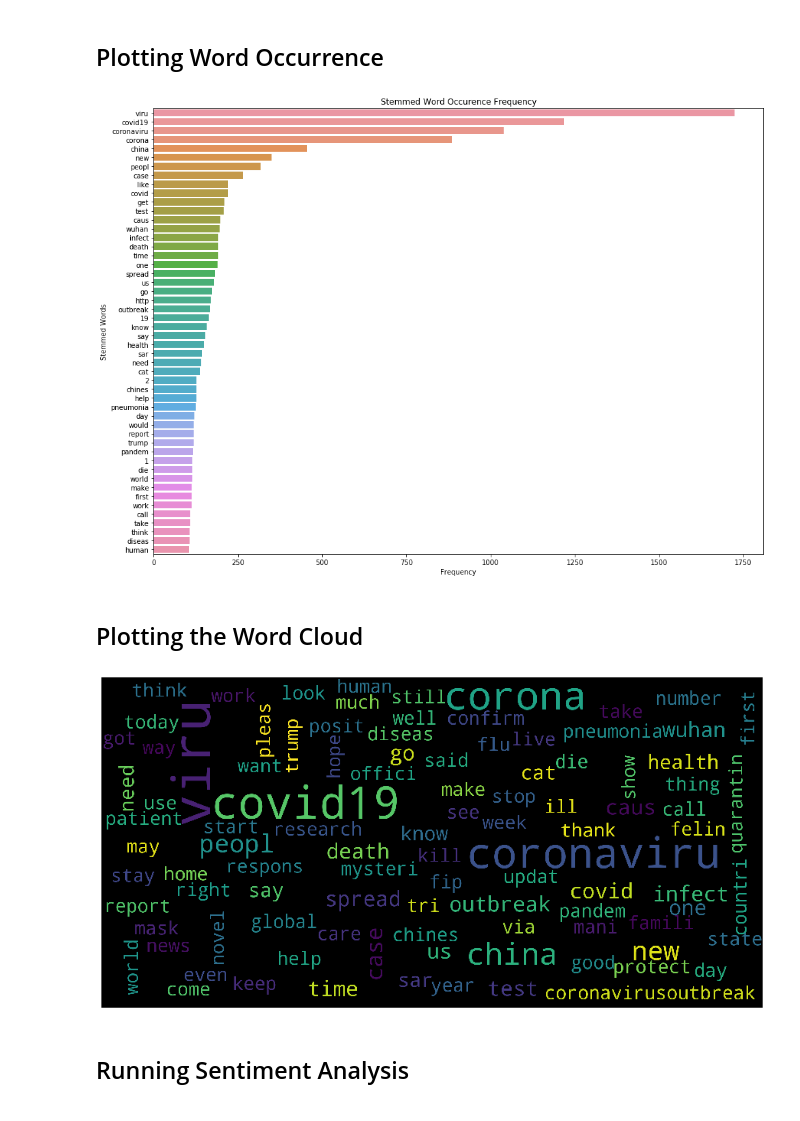
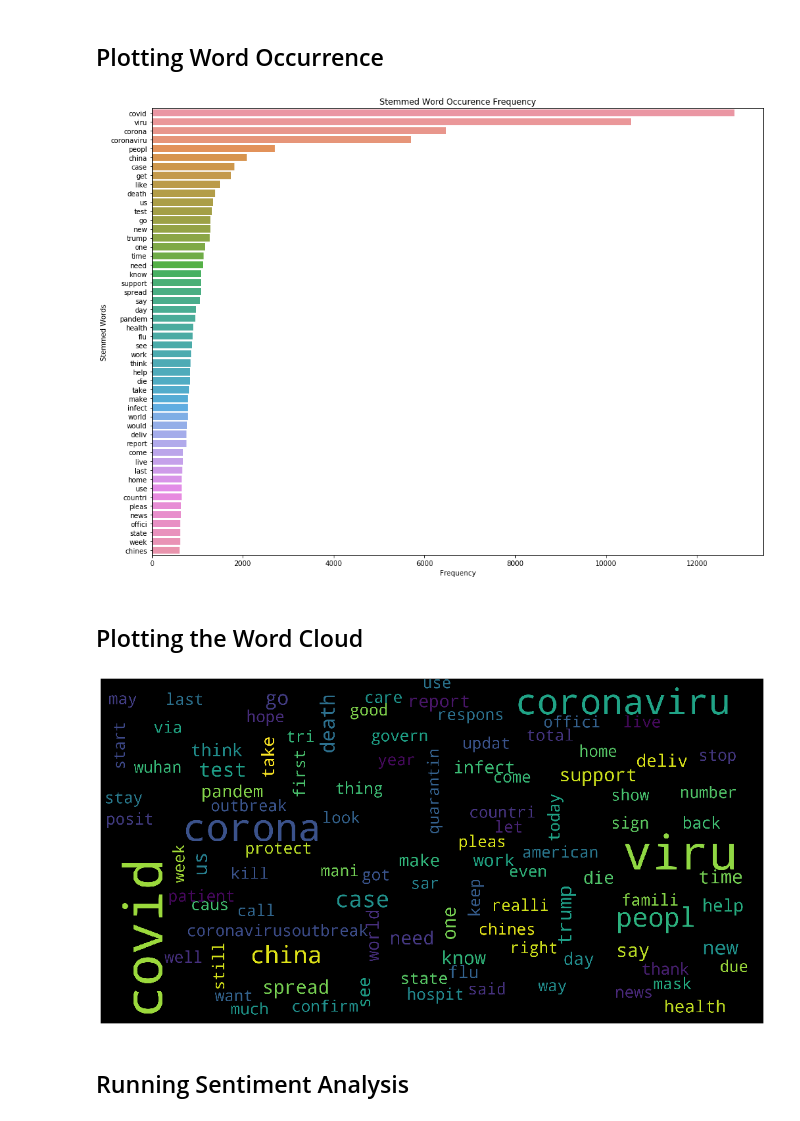
Before and after one commit to camadi/Sentiment_Analysis_Covid-19_Tweets, a Jupyter notebook: Twitter Sentiment Analysis/twitter_sentiment_analysis.ipynb, the cells around one changed output. Saved outputs shown, nothing was run; the diff lists cells and outputs as text; code cells hidden in the pictures.

```diff
--- a/Twitter Sentiment Analysis/twitter_sentiment_analysis.ipynb
+++ b/Twitter Sentiment Analysis/twitter_sentiment_analysis.ipynb
@@ -85,5 +85,6 @@ tweets.head(10)
 10 rows × 21 columns
 # %%
 #Extract language of each tweet
-#tweets['language'] = tweets['text'].apply(cld3.get_language).map(lambda x: x[0])
-cld3.get_language(tweets['text'].iloc[3])
+tweets['text'] = tweets['text'].apply(lambda x:str(x)) #remove floats
+
+tweets['language'] = tweets['text'].apply(cld3.get_language).map(lambda x: x[0]) #Get the language of each tweet
@@ -120,7 +137,8 @@ stop = stopwords.words('english')
 def preprocess(text):
     text = text.lower()
     text = re.sub(r'\s{2,}', ' ', text)
-    text = re.sub(r'https\S+', '', text)
+    text = re.sub(r'http\S+', '', text)
+    text = ''.join([i for i in text if not i.isdigit()])
     text = re.sub(r'pic\S*\s?', '', text)
     text = re.sub('\W', ' ', text)
     text = re.sub('\s+', ' ', text)
@@ -172,30 +201,30 @@ ax = sns.barplot(y="stemmed_word", x='frequency',
                  ax = ax, data=occurence_df
                     ).set(title = "Stemmed Word Occurence Frequency", xlabel = 'Frequency', ylabel = 'Stemmed Words' )
 # %% [output]
-[figure, old version]
+[figure, new version]
 # %% [markdown]
 ## Plotting the Word Cloud
 # %%
 wordcloud = WordCloud(
     max_words=100,
     width=500,
-    height=250,
+    height=260,
     max_font_size=40,
     scale=5,
     random_state=2,
     collocations=False,
     normalize_plurals=False
 )
 
 wordcloud.generate(' '.join(word_to_list))
 
 
-plt.figure(figsize = (12, 10), facecolor = None)
+plt.figure(figsize = (14, 12), facecolor = None)
 plt.imshow(wordcloud)
 plt.axis("off")
 plt.tight_layout(pad = 0)
 # %% [output]
-[figure, old version]
+[figure, new version]
 # %% [markdown]
 ## Running Sentiment Analysis
 # %%
```
Also changed, not shown: parts of 18 cells of this notebook.
